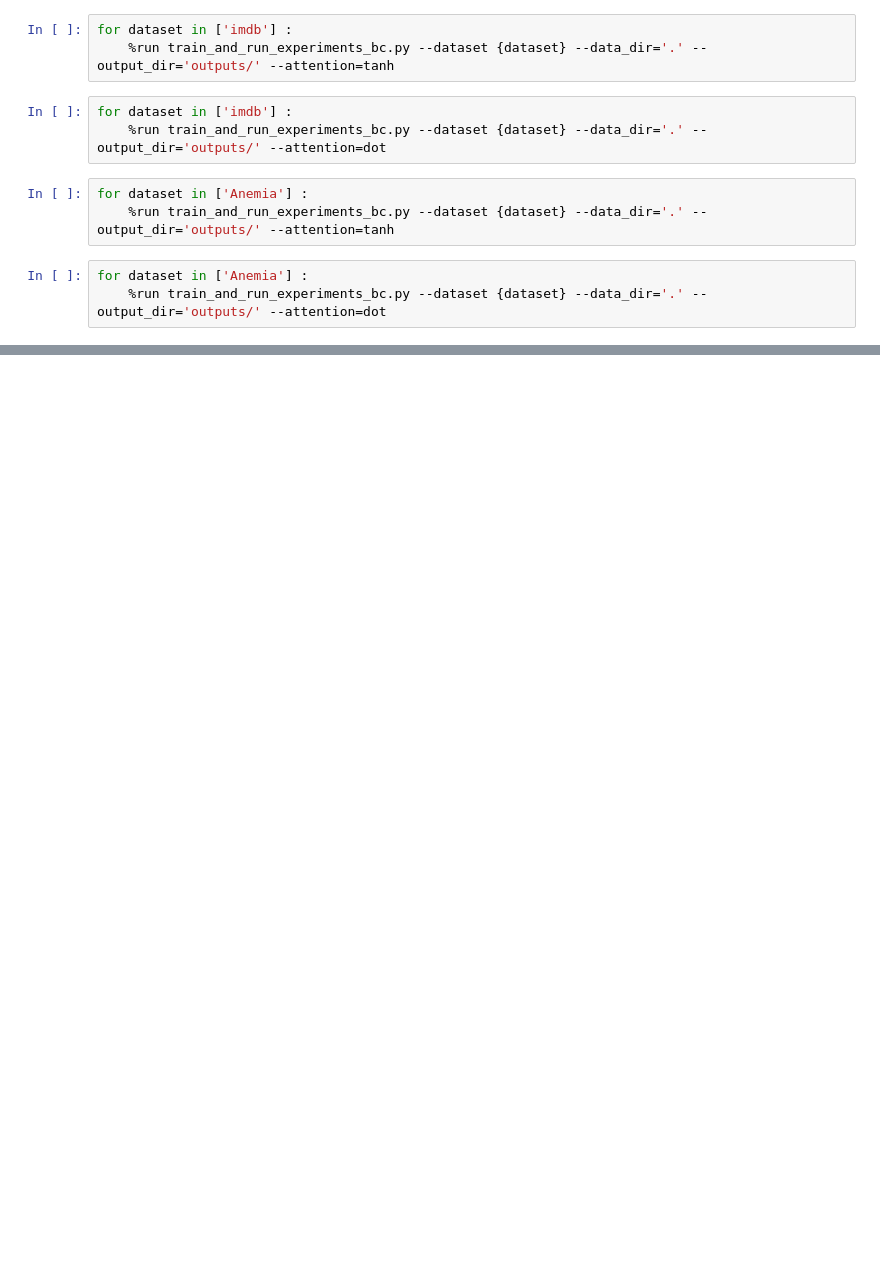
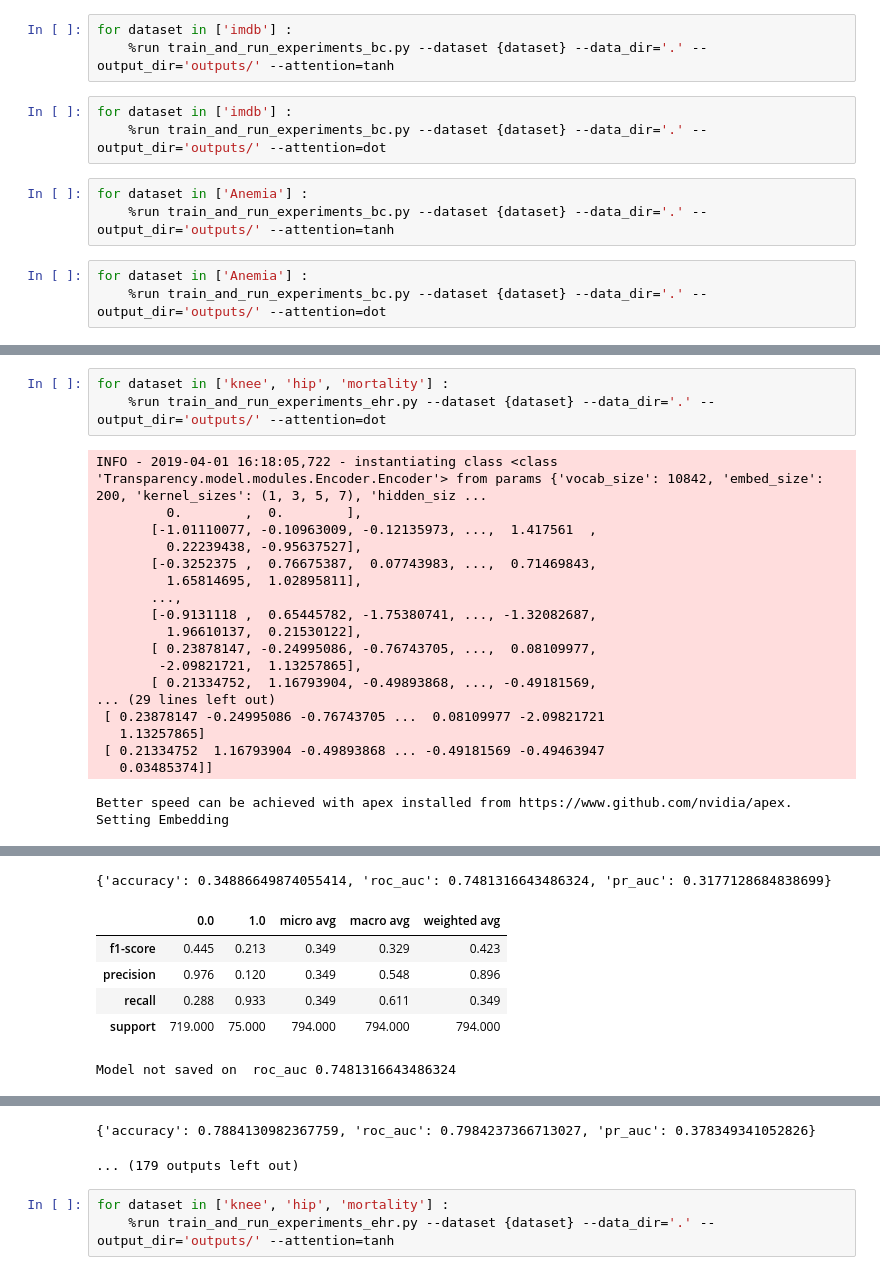
Before and after one commit to successar/AttentionExplanation, a Jupyter notebook: LisaCopy.ipynb, the cells around one changed output, grey strips where cells are left out. Saved outputs shown, nothing was run; the diff lists cells and outputs as text; blank space fills up the shorter version.

```diff
--- a/LisaCopy.ipynb
+++ b/LisaCopy.ipynb
@@ -56,0 +16,23 @@ Model not saved on  accuracy 0.481
+# %%
+for dataset in ['knee', 'hip', 'mortality'] :
+    %run train_and_run_experiments_ehr.py --dataset {dataset} --data_dir='.' --output_dir='outputs/' --attention=dot
+# %% [output]
+INFO - 2019-04-01 16:18:05,722 - instantiating class <class 'Transparency.model.modules.Encoder.Encoder'> from params {'vocab_size': 10842, 'embed_size': 200, 'kernel_sizes': (1, 3, 5, 7), 'hidden_siz ...
+         0.        ,  0.        ],
+       [-1.01110077, -0.10963009, -0.12135973, ...,  1.417561  ,
+         0.22239438, -0.95637527],
+       [-0.3252375 ,  0.76675387,  0.07743983, ...,  0.71469843,
+         1.65814695,  1.02895811],
+       ...,
+       [-0.9131118 ,  0.65445782, -1.75380741, ..., -1.32082687,
+         1.96610137,  0.21530122],
+       [ 0.23878147, -0.24995086, -0.76743705, ...,  0.08109977,
+        -2.09821721,  1.13257865],
+       [ 0.21334752,  1.16793904, -0.49893868, ..., -0.49181569,
+... (29 lines left out)
+ [ 0.23878147 -0.24995086 -0.76743705 ...  0.08109977 -2.09821721
+   1.13257865]
+ [ 0.21334752  1.16793904 -0.49893868 ... -0.49181569 -0.49463947
+   0.03485374]]
+Better speed can be achieved with apex installed from https://www.github.com/nvidia/apex.
+Setting Embedding
@@ -56,0 +53,7 @@ Model not saved on  accuracy 0.481
+{'accuracy': 0.34886649874055414, 'roc_auc': 0.7481316643486324, 'pr_auc': 0.3177128684838699}
+|  | 0.0 | 1.0 | micro avg | macro avg | weighted avg |
+| f1-score | 0.445 | 0.213 | 0.349 | 0.329 | 0.423 |
+| precision | 0.976 | 0.120 | 0.349 | 0.548 | 0.896 |
+| recall | 0.288 | 0.933 | 0.349 | 0.611 | 0.349 |
+| support | 719.000 | 75.000 | 794.000 | 794.000 | 794.000 |
+Model not saved on  roc_auc 0.7481316643486324
@@ -56,0 +62,5 @@ Model not saved on  accuracy 0.481
+{'accuracy': 0.7884130982367759, 'roc_auc': 0.7984237366713027, 'pr_auc': 0.378349341052826}
+... (179 outputs left out)
+# %%
+for dataset in ['knee', 'hip', 'mortality'] :
+    %run train_and_run_experiments_ehr.py --dataset {dataset} --data_dir='.' --output_dir='outputs/' --attention=tanh
```
Also changed, not shown: parts of 2 cells of this notebook, 55 other files.
